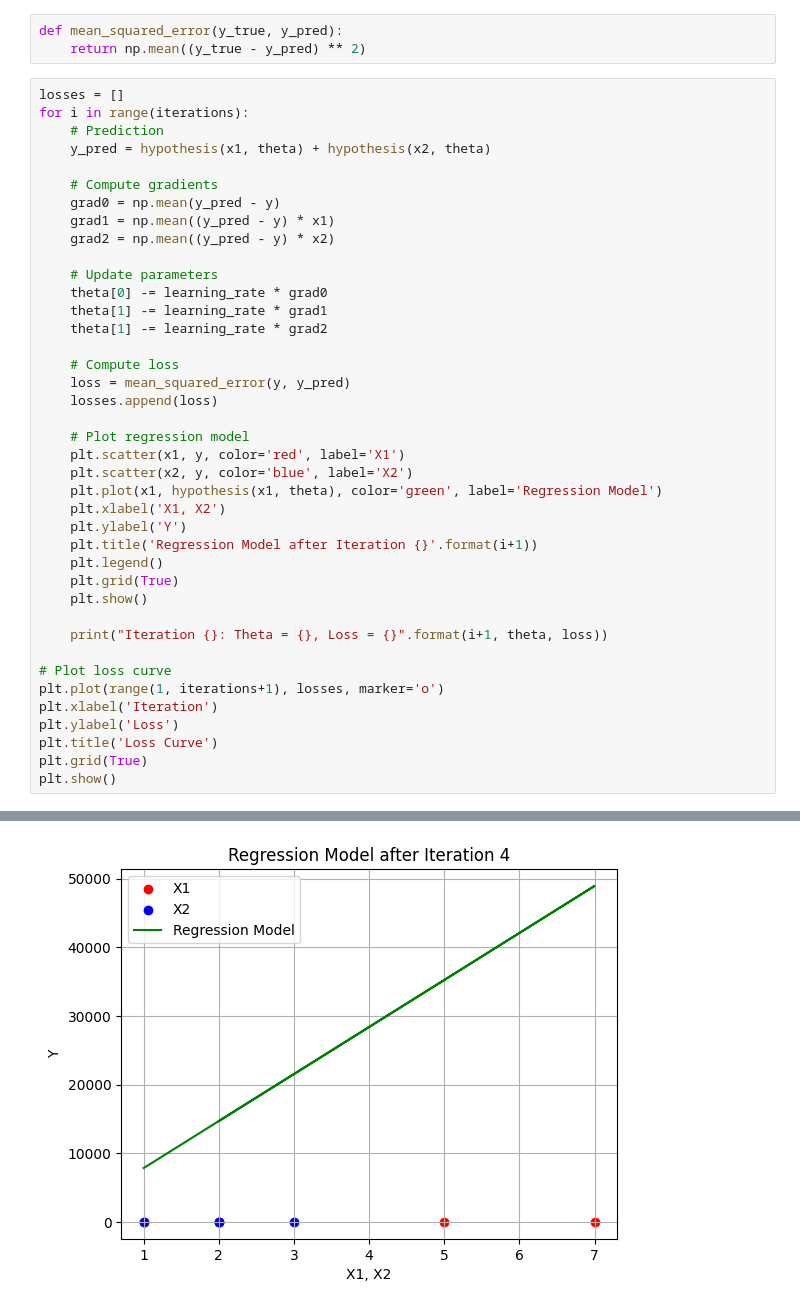
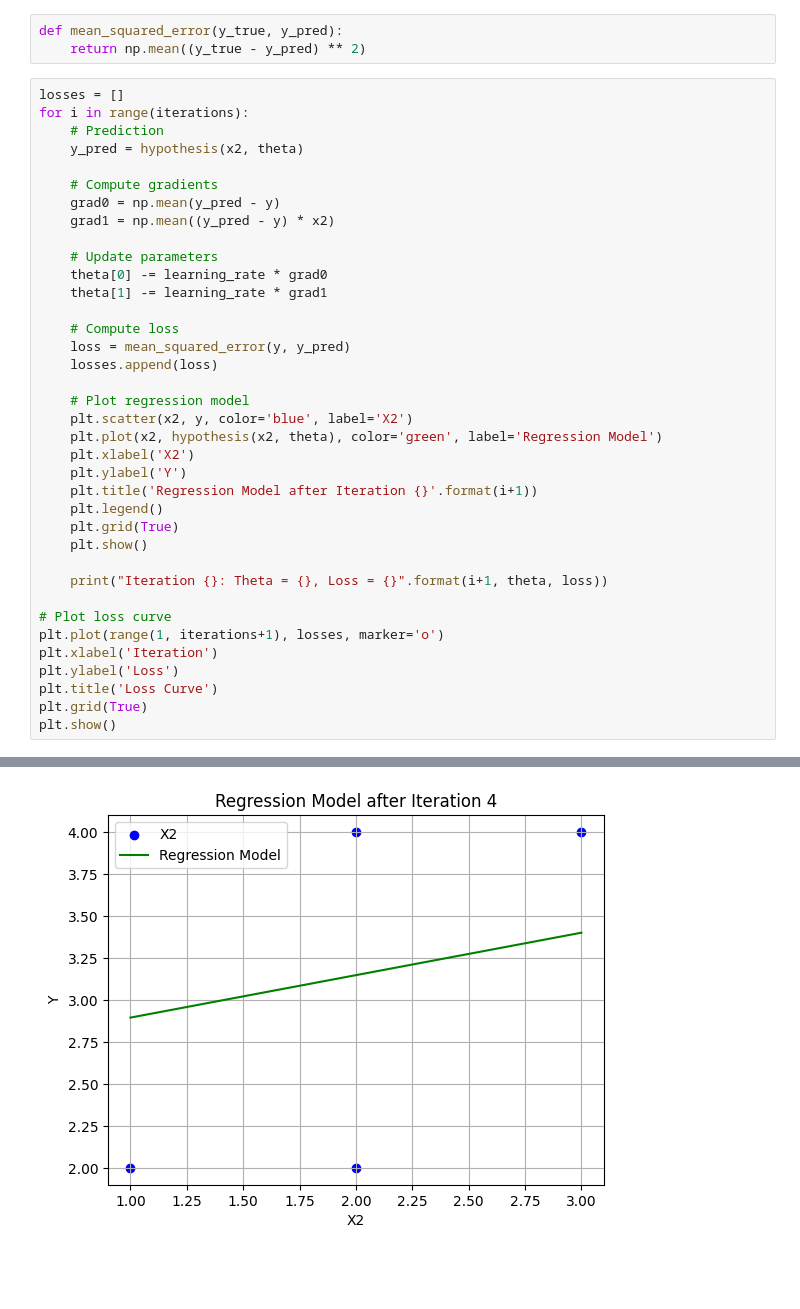
Before and after one commit to Is7ac/ML, a Jupyter notebook: lab2.ipynb, the cells around one changed output, grey strips where cells are left out. Saved outputs shown, nothing was run; the diff lists cells and outputs as text; blank space fills up the shorter version.

```diff
--- a/lab2.ipynb
+++ b/lab2.ipynb
@@ -35,27 +39,24 @@ def mean_squared_error(y_true, y_pred):
 losses = []
 for i in range(iterations):
     # Prediction
-    y_pred = hypothesis(x1, theta) + hypothesis(x2, theta)
+    y_pred = hypothesis(x2, theta)
 
     # Compute gradients
     grad0 = np.mean(y_pred - y)
-    grad1 = np.mean((y_pred - y) * x1)
-    grad2 = np.mean((y_pred - y) * x2)
+    grad1 = np.mean((y_pred - y) * x2)
 
     # Update parameters
     theta[0] -= learning_rate * grad0
     theta[1] -= learning_rate * grad1
-    theta[1] -= learning_rate * grad2
 
     # Compute loss
     loss = mean_squared_error(y, y_pred)
     losses.append(loss)
 
     # Plot regression model
-    plt.scatter(x1, y, color='red', label='X1')
     plt.scatter(x2, y, color='blue', label='X2')
-    plt.plot(x1, hypothesis(x1, theta), color='green', label='Regression Model')
-    plt.xlabel('X1, X2')
+    plt.plot(x2, hypothesis(x2, theta), color='green', label='Regression Model')
+    plt.xlabel('X2')
     plt.ylabel('Y')
     plt.title('Regression Model after Iteration {}'.format(i+1))
     plt.legend()
@@ -81 +82 @@ Iteration 3: Theta = [-104.20178223 -732.21520996], Loss = 264272.1903181076
-[figure, old version]
+[figure, new version]
```
Also changed, not shown: parts of 4 cells of this notebook.
